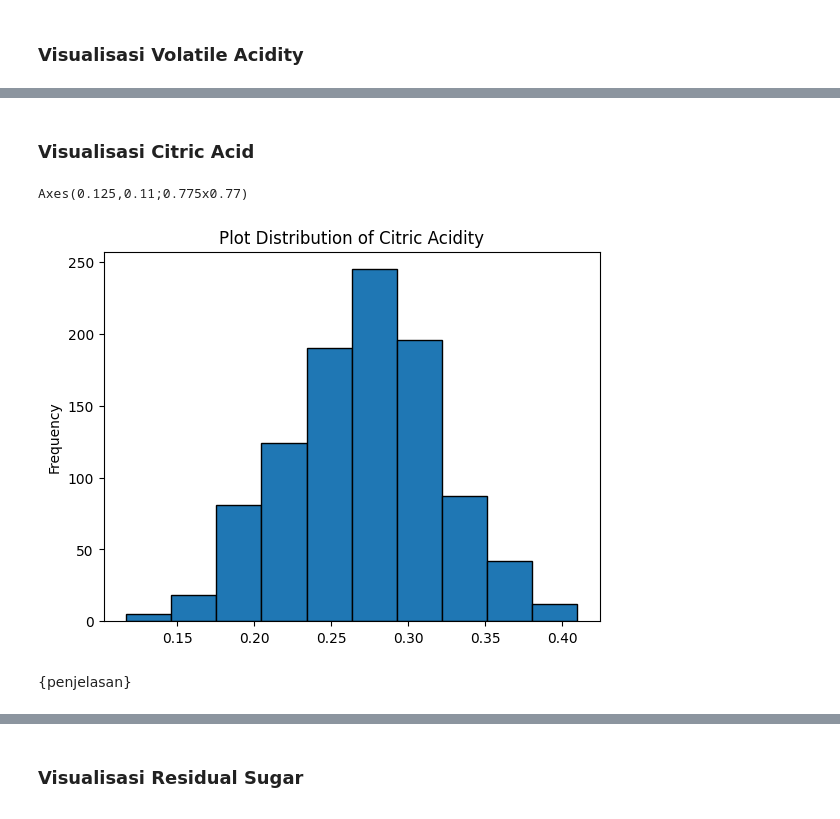
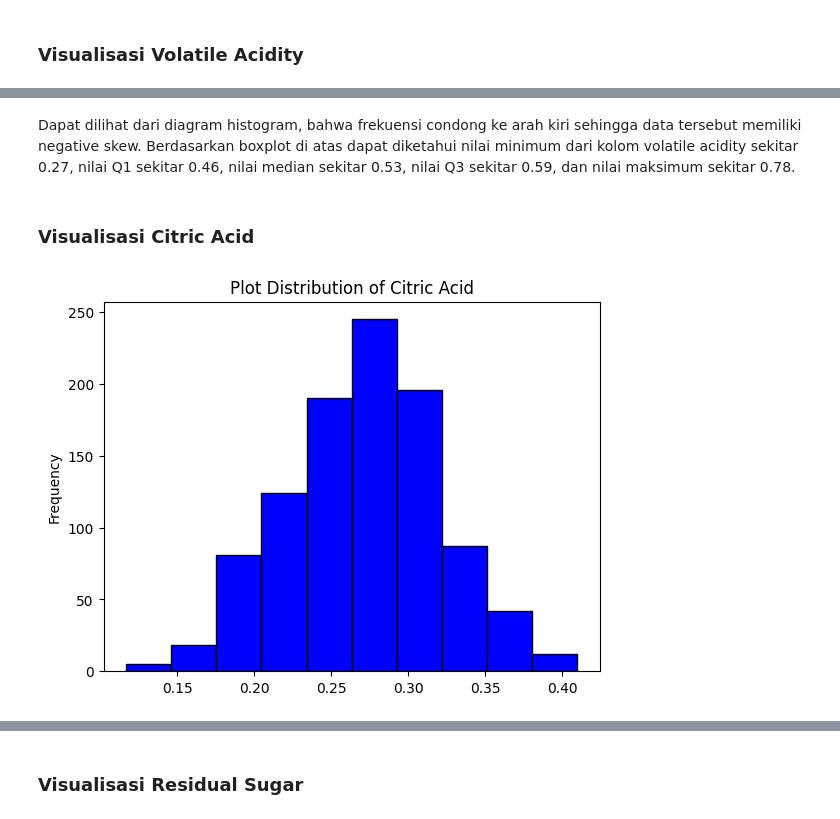
Before and after one commit to dhanikanovlisa/K02-T1-IF2220-13521132, a Jupyter notebook: K02-T1-IF2220-13521132.ipynb, the cells around one changed output, grey strips where cells are left out. Cells and saved outputs as stored; diff of their text form; code cells hidden in the pictures.

```diff
--- a/K02-T1-IF2220-13521132.ipynb
+++ b/K02-T1-IF2220-13521132.ipynb
@@ -331,10 +344,9 @@ Axes(0.125,0.11;0.775x0.77)
+# %% [markdown]
+Dapat dilihat dari diagram histogram, bahwa frekuensi condong ke arah kiri sehingga data tersebut memiliki negative skew. Berdasarkan boxplot di atas dapat diketahui nilai minimum dari kolom volatile acidity sekitar 0.27, nilai Q1 sekitar 0.46, nilai median sekitar 0.53, nilai Q3 sekitar 0.59, dan nilai maksimum sekitar 0.78.
 # %% [markdown]
 ### Visualisasi Citric Acid
 # %%
-ax = df["citric acid"].plot(kind = 'hist', edgecolor = 'black', title = 'Plot Distribution of Citric Acidity')
-print(ax)
+histogram = df["citric acid"].plot(kind = 'hist', color = 'blue', edgecolor = 'black', title = 'Plot Distribution of Citric Acid')
+plt.show()
 # %% [output]
-Axes(0.125,0.11;0.775x0.77)
-[figure, old version]
+[figure, new version]
-# %% [markdown]
-{penjelasan}
```
Also changed, not shown: parts of 108 cells of this notebook, 1 other file.
